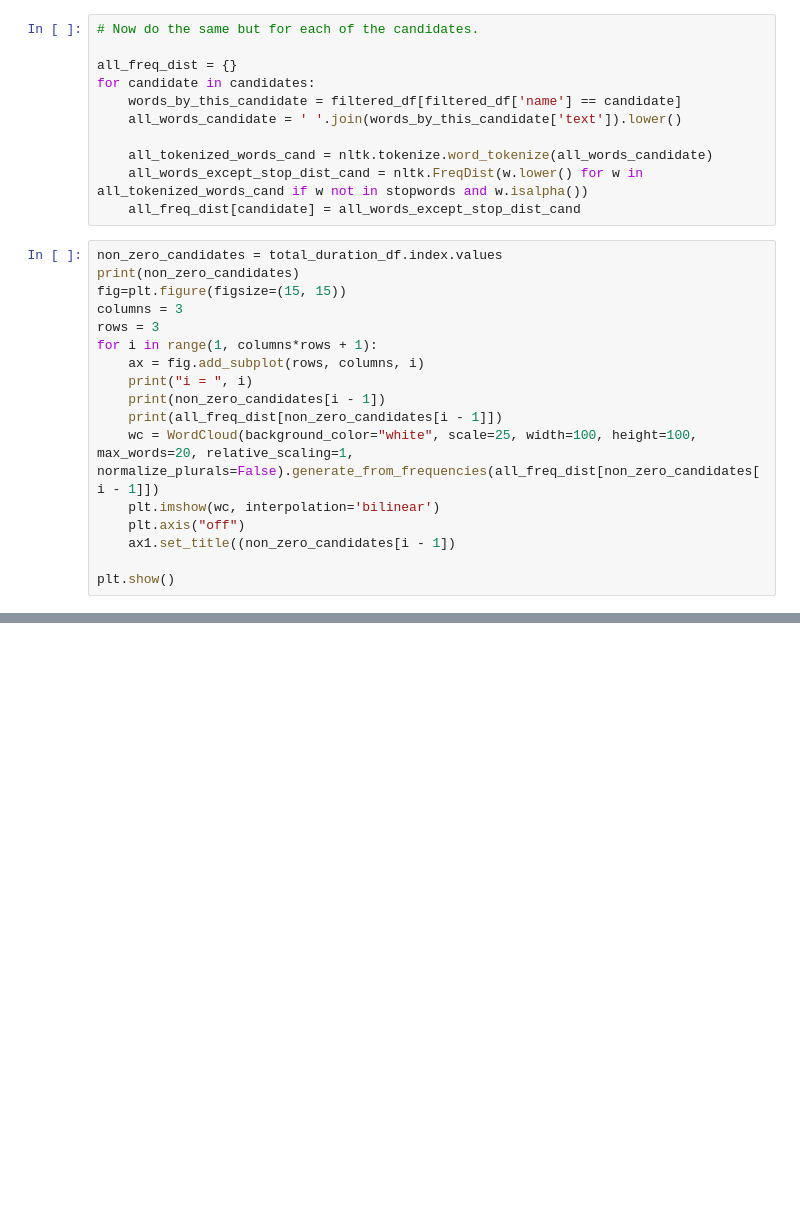
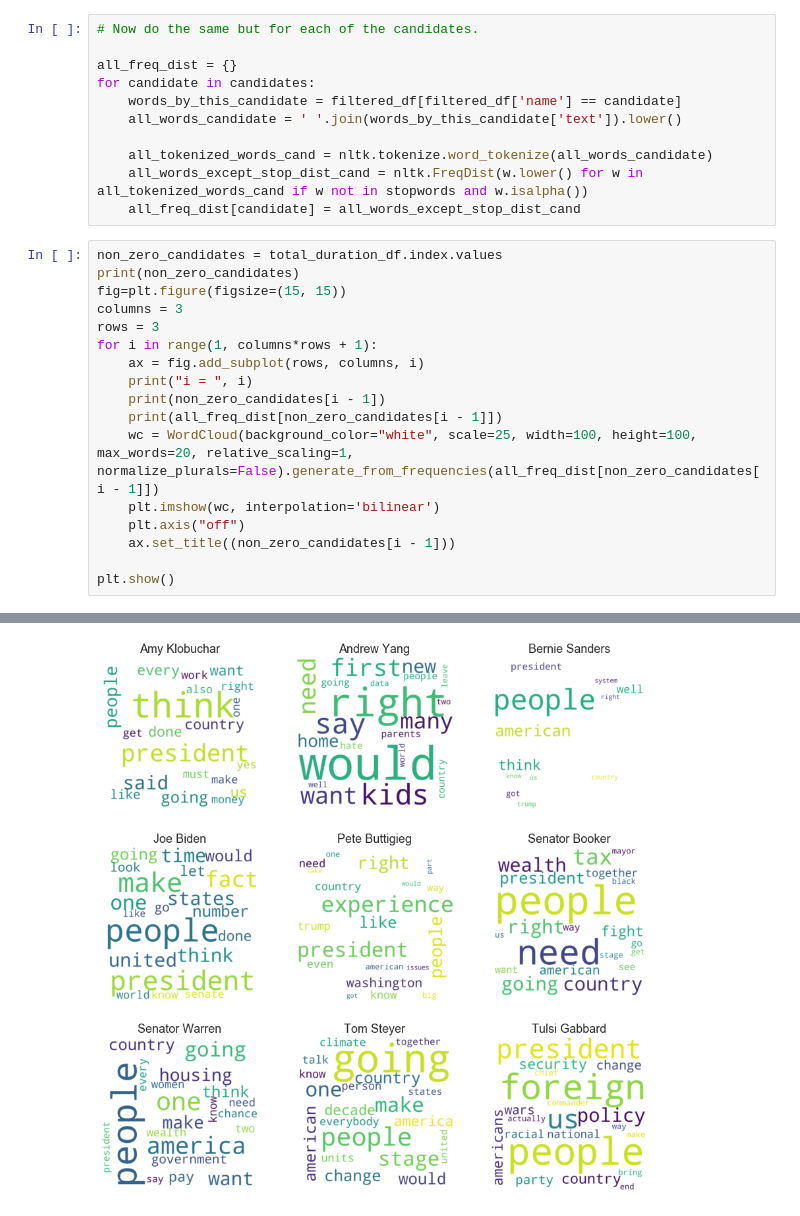
Before and after one commit to MichiganDataScienceTeam/W20-Debate-Bingo, a Jupyter notebook: notebooks/exploratory-Thejas-Heather-Claire.ipynb, the cells around one changed output, grey strips where cells are left out. Drawn from its saved outputs; the diff is of its cells as text; blank space fills up the shorter version.

```diff
--- a/notebooks/exploratory-Thejas-Heather-Claire.ipynb
+++ b/notebooks/exploratory-Thejas-Heather-Claire.ipynb
@@ -156,7 +220,7 @@ for i in range(1, columns*rows + 1):
     wc = WordCloud(background_color="white", scale=25, width=100, height=100, max_words=20, relative_scaling=1, normalize_plurals=False).generate_from_frequencies(all_freq_dist[non_zero_candidates[i - 1]])
     plt.imshow(wc, interpolation='bilinear')
     plt.axis("off")
-    ax1.set_title((non_zero_candidates[i - 1])
+    ax.set_title((non_zero_candidates[i - 1]))
 
 plt.show()
 # %% [output]
@@ -163,0 +244 @@ SyntaxError: invalid syntax (<ipython-input-27-17b424e22b36>, line 16)
+[figure, added]
```
Also changed, not shown: parts of 10 cells of this notebook.
